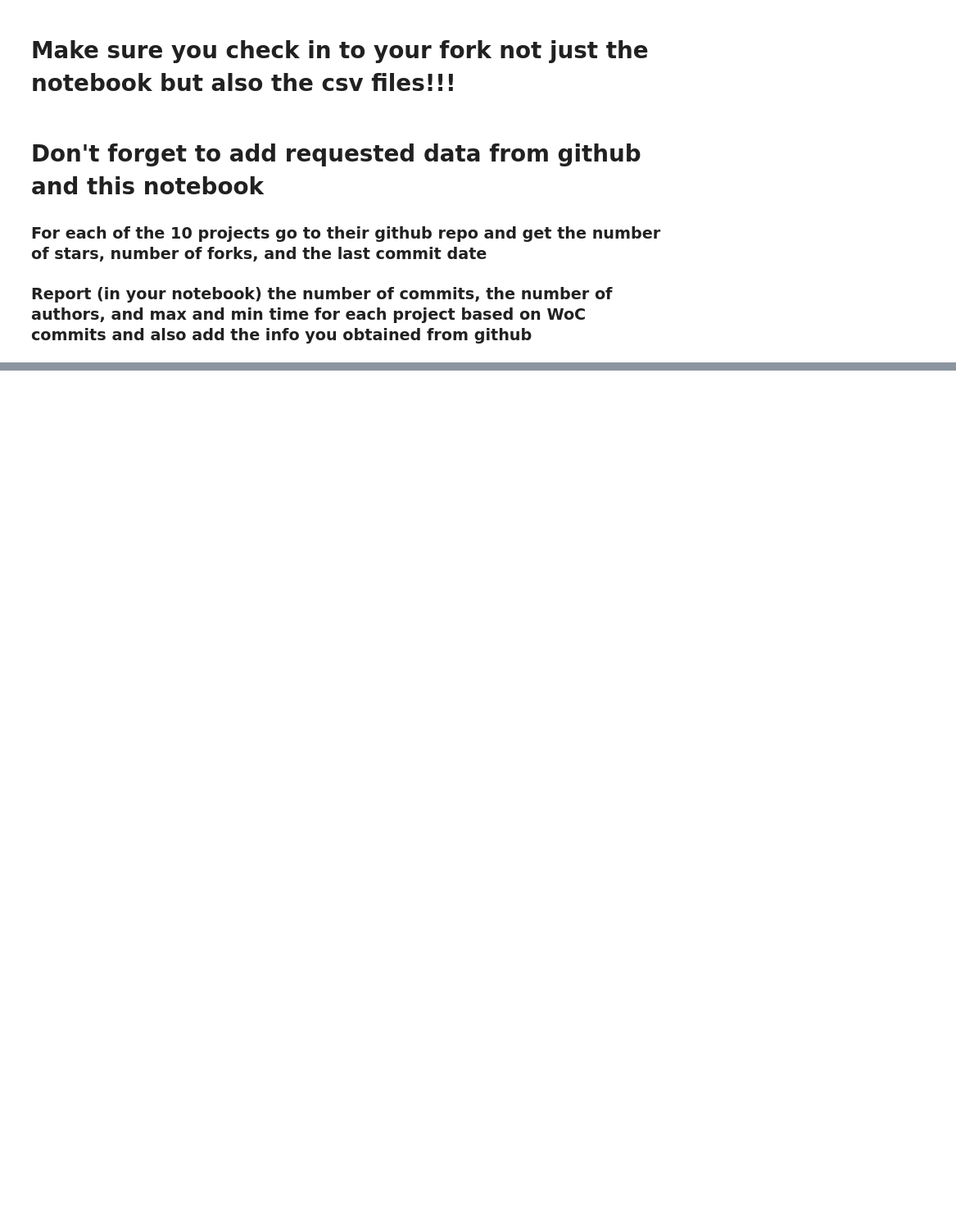
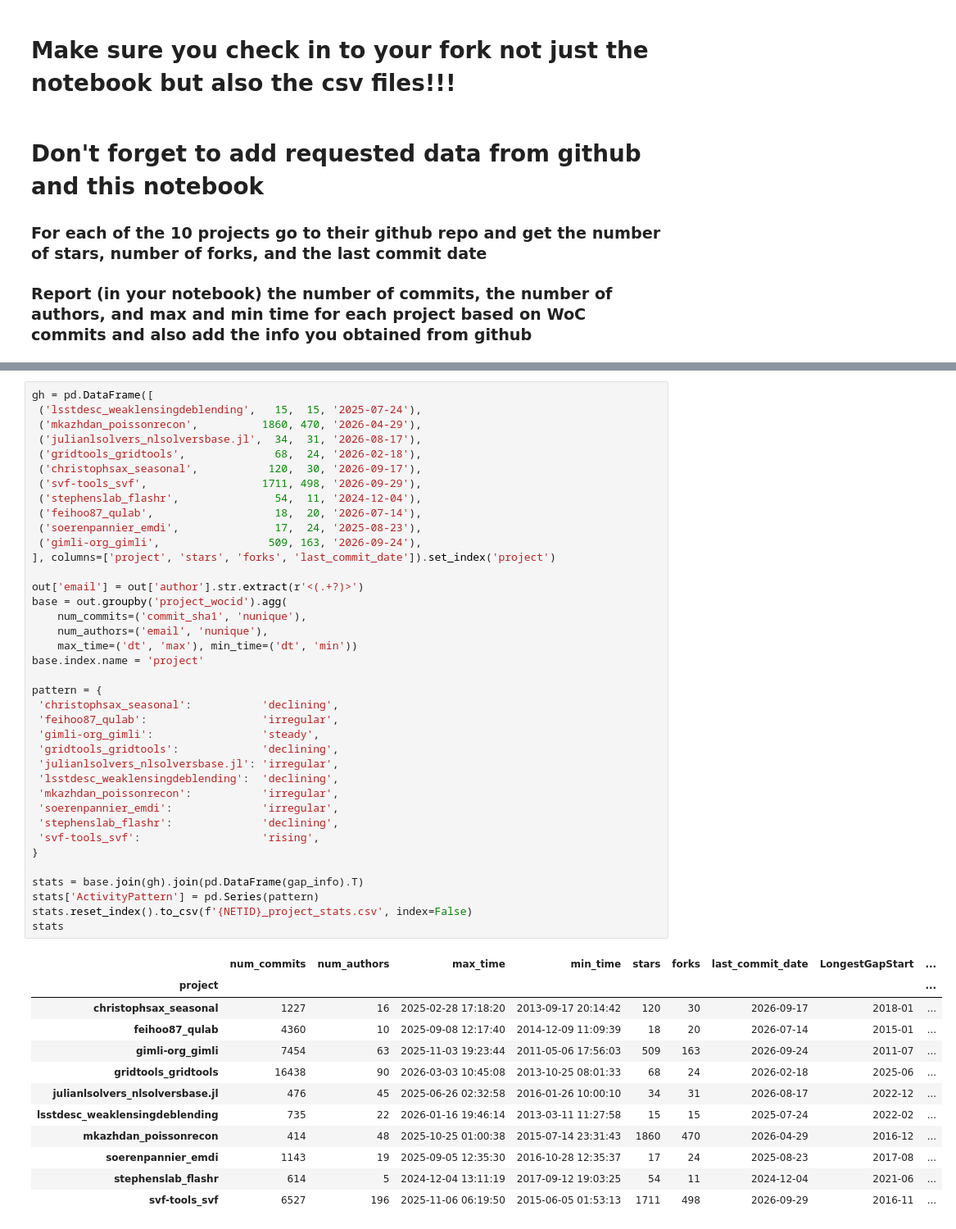
Before and after one commit to TylerCartier106/MiniProject2, a Jupyter notebook: tcartier.ipynb, the cells around one changed output, grey strips where cells are left out. Shown at 82% size. Drawn from its saved outputs; the diff is of its cells as text; blank space fills up the shorter version.

```diff
--- a/tcartier.ipynb
+++ b/tcartier.ipynb
@@ -219,0 +321,51 @@ Notes: 24 of 39,412 commits (0.06%) couldn't be retrieved after retries. Author
+# %%
+gh = pd.DataFrame([
+ ('lsstdesc_weaklensingdeblending',   15,  15, '2025-07-24'),
+ ('mkazhdan_poissonrecon',          1860, 470, '2026-04-29'),
+ ('julianlsolvers_nlsolversbase.jl',  34,  31, '2026-08-17'),
+ ('gridtools_gridtools',              68,  24, '2026-02-18'),
+ ('christophsax_seasonal',           120,  30, '2026-09-17'),
+ ('svf-tools_svf',                  1711, 498, '2026-09-29'),
+ ('stephenslab_flashr',               54,  11, '2024-12-04'),
+ ('feihoo87_qulab',                   18,  20, '2026-07-14'),
+ ('soerenpannier_emdi',               17,  24, '2025-08-23'),
+ ('gimli-org_gimli',                 509, 163, '2026-09-24'),
+], columns=['project', 'stars', 'forks', 'last_commit_date']).set_index('project')
+
+out['email'] = out['author'].str.extract(r'<(.+?)>')
+base = out.groupby('project_wocid').agg(
+    num_commits=('commit_sha1', 'nunique'),
+    num_authors=('email', 'nunique'),
+    max_time=('dt', 'max'), min_time=('dt', 'min'))
+base.index.name = 'project'
+
+pattern = {
+ 'christophsax_seasonal':           'declining',
+ 'feihoo87_qulab':                  'irregular',
+ 'gimli-org_gimli':                 'steady',
+ 'gridtools_gridtools':             'declining',
+ 'julianlsolvers_nlsolversbase.jl': 'irregular',
+ 'lsstdesc_weaklensingdeblending':  'declining',
+ 'mkazhdan_poissonrecon':           'irregular',
+ 'soerenpannier_emdi':              'irregular',
+ 'stephenslab_flashr':              'declining',
+ 'svf-tools_svf':                   'rising',
+}
+
+stats = base.join(gh).join(pd.DataFrame(gap_info).T)
+stats['ActivityPattern'] = pd.Series(pattern)
+stats.reset_index().to_csv(f'{NETID}_project_stats.csv', index=False)
+stats
+# %% [output]
+|  | num_commits | num_authors | max_time | min_time | stars | forks | last_commit_date | LongestGapStart | ... |
+| project |  |  |  |  |  |  |  |  | ... |
+| christophsax_seasonal | 1227 | 16 | 2025-02-28 17:18:20 | 2013-09-17 20:14:42 | 120 | 30 | 2026-09-17 | 2018-01 | ... |
+| feihoo87_qulab | 4360 | 10 | 2025-09-08 12:17:40 | 2014-12-09 11:09:39 | 18 | 20 | 2026-07-14 | 2015-01 | ... |
+| gimli-org_gimli | 7454 | 63 | 2025-11-03 19:23:44 | 2011-05-06 17:56:03 | 509 | 163 | 2026-09-24 | 2011-07 | ... |
+| gridtools_gridtools | 16438 | 90 | 2026-03-03 10:45:08 | 2013-10-25 08:01:33 | 68 | 24 | 2026-02-18 | 2025-06 | ... |
+| julianlsolvers_nlsolversbase.jl | 476 | 45 | 2025-06-26 02:32:58 | 2016-01-26 10:00:10 | 34 | 31 | 2026-08-17 | 2022-12 | ... |
+| lsstdesc_weaklensingdeblending | 735 | 22 | 2026-01-16 19:46:14 | 2013-03-11 11:27:58 | 15 | 15 | 2025-07-24 | 2022-02 | ... |
+| mkazhdan_poissonrecon | 414 | 48 | 2025-10-25 01:00:38 | 2015-07-14 23:31:43 | 1860 | 470 | 2026-04-29 | 2016-12 | ... |
+| soerenpannier_emdi | 1143 | 19 | 2025-09-05 12:35:30 | 2016-10-28 12:35:37 | 17 | 24 | 2025-08-23 | 2017-08 | ... |
+| stephenslab_flashr | 614 | 5 | 2024-12-04 13:11:19 | 2017-09-12 19:03:25 | 54 | 11 | 2024-12-04 | 2021-06 | ... |
+| svf-tools_svf | 6527 | 196 | 2025-11-06 06:19:50 | 2015-06-05 01:53:13 | 1711 | 498 | 2026-09-29 | 2016-11 | ... |
```
Also changed, not shown: parts of 7 cells of this notebook, 34 other files.
